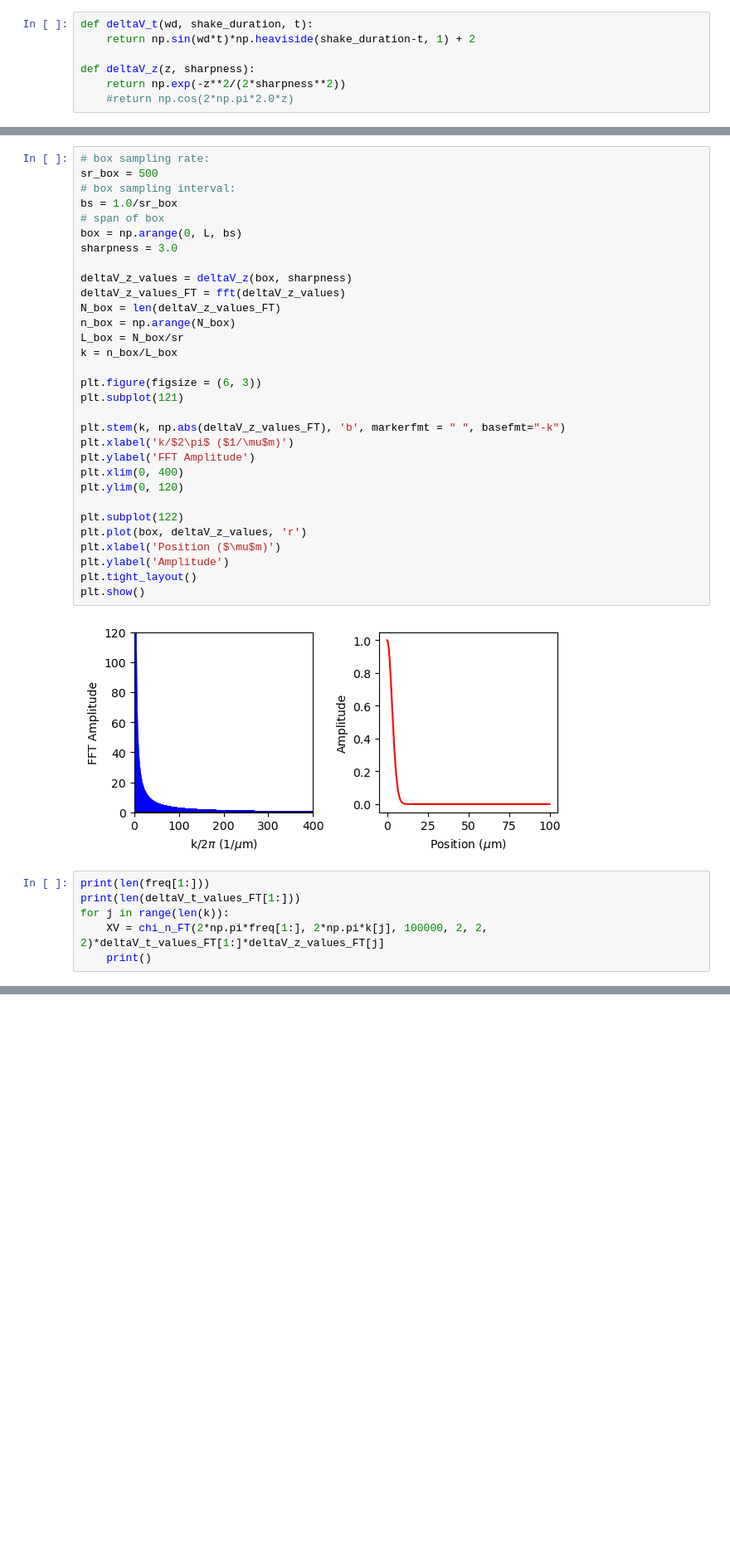
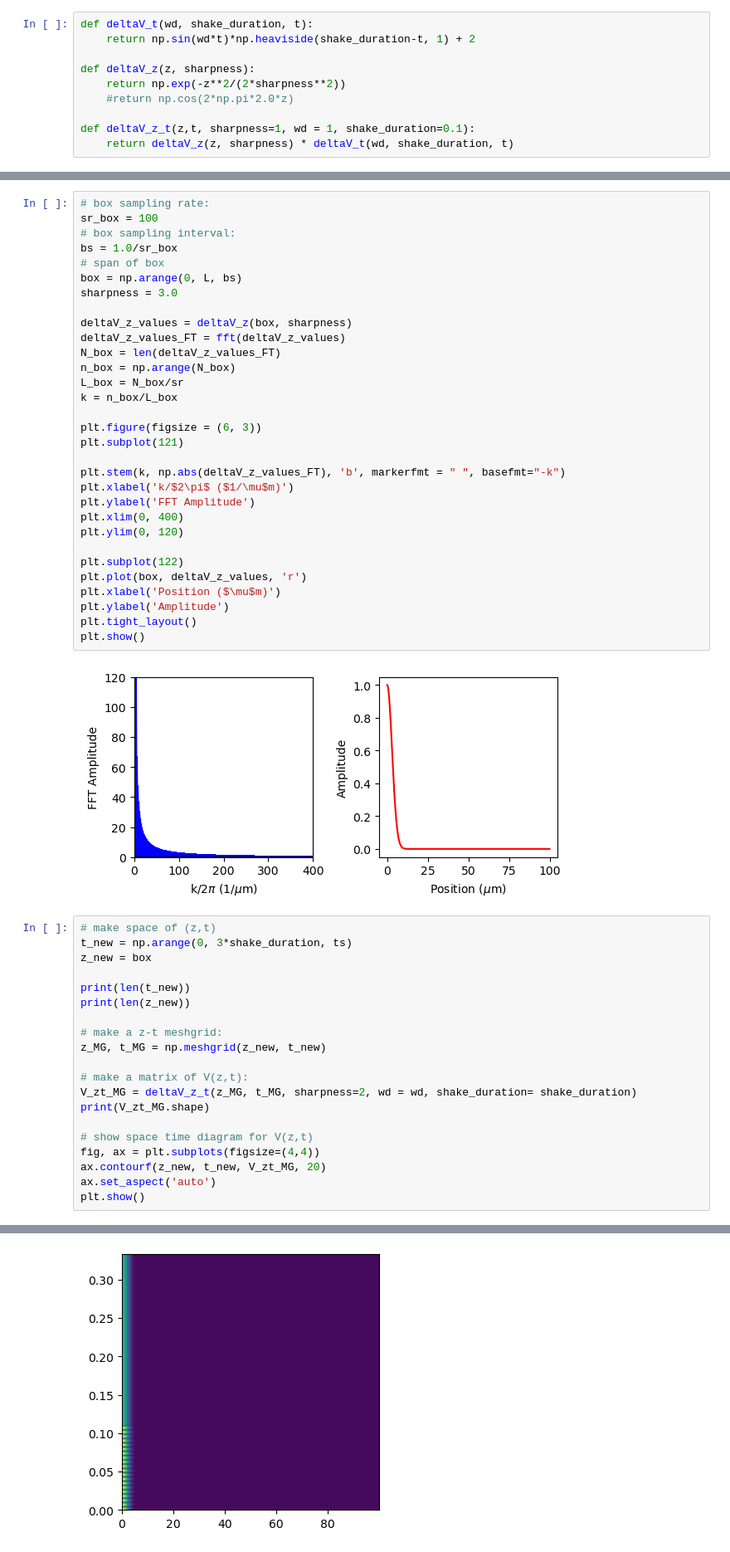
Before and after one commit to huanium/huanium, a Jupyter notebook: MIT_PhD/BEC1/Analysis/Traveling wave simulation.ipynb, the cells around one changed output, grey strips where cells are left out. Shown at 83% size. Drawn from its saved outputs; the diff is of its cells as text; blank space fills up the shorter version.

```diff
--- a/MIT_PhD/BEC1/Analysis/Traveling wave simulation.ipynb
+++ b/MIT_PhD/BEC1/Analysis/Traveling wave simulation.ipynb
@@ -20,6 +23,9 @@ def deltaV_t(wd, shake_duration, t):
 def deltaV_z(z, sharpness):
     return np.exp(-z**2/(2*sharpness**2))
     #return np.cos(2*np.pi*2.0*z)
+
+def deltaV_z_t(z,t, sharpness=1, wd = 1, shake_duration=0.1):
+    return deltaV_z(z, sharpness) * deltaV_t(wd, shake_duration, t)
 # %%
 # sampling rate
 sr = 2000
@@ -65,6 +70,6 @@ plt.show()
 # %%
 # box sampling rate:
-sr_box = 500
+sr_box = 100
 # box sampling interval:
 bs = 1.0/sr_box
 # span of box
@@ -96,9 +101,23 @@ plt.show()
 # %% [output]
 [figure]
 # %%
-print(len(freq[1:]))
-print(len(deltaV_t_values_FT[1:]))
-for j in range(len(k)):
-    XV = chi_n_FT(2*np.pi*freq[1:], 2*np.pi*k[j], 100000, 2, 2, 2)*deltaV_t_values_FT[1:]*deltaV_z_values_FT[j]
-    print()
+# make space of (z,t)
+t_new = np.arange(0, 3*shake_duration, ts)
+z_new = box
+
+print(len(t_new))
+print(len(z_new))
+
+# make a z-t meshgrid:
+z_MG, t_MG = np.meshgrid(z_new, t_new)
+
+# make a matrix of V(z,t):
+V_zt_MG = deltaV_z_t(z_MG, t_MG, sharpness=2, wd = wd, shake_duration= shake_duration)
+print(V_zt_MG.shape)
+
+# show space time diagram for V(z,t)
+fig, ax = plt.subplots(figsize=(4,4))
+ax.contourf(z_new, t_new, V_zt_MG, 20)
+ax.set_aspect('auto')
+plt.show()
 # %% [output]
@@ -106,0 +127 @@ for j in range(len(k)):
+[figure, added]
```
Also changed, not shown: parts of 8 cells of this notebook, 27 other files.
